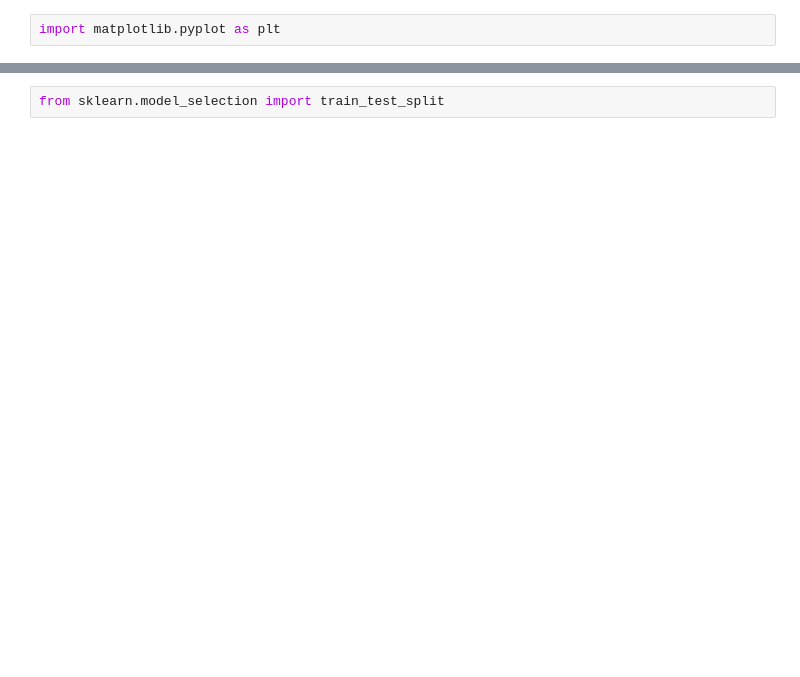
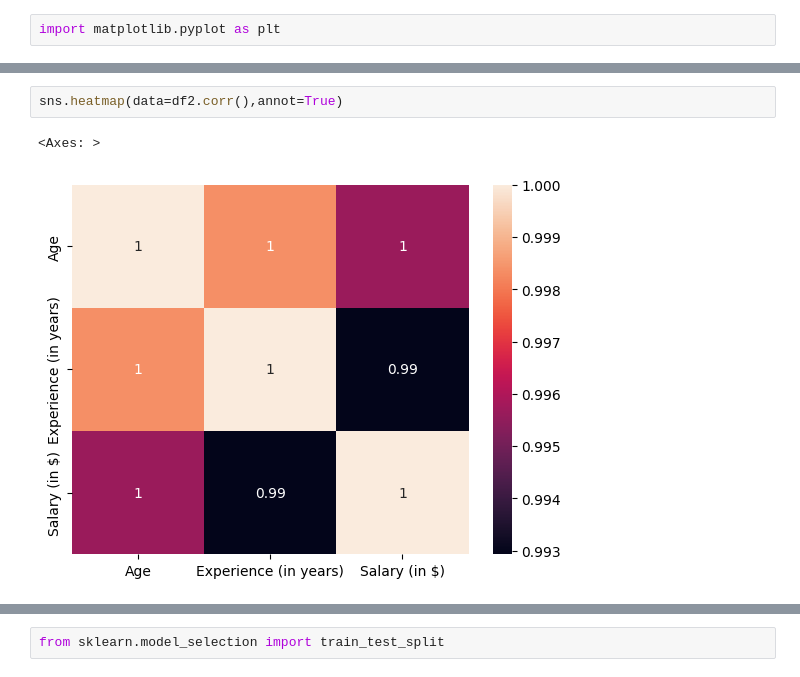
Before and after one commit to Ankitaghavate/Machine-Learning-, a Jupyter notebook: Linear_Regression/Linear-Regression.ipynb, the cells around one changed output, grey strips where cells are left out. Cells and saved outputs as stored; diff of their text form; blank space fills up the shorter version.

```diff
--- a/Linear_Regression/Linear-Regression.ipynb
+++ b/Linear_Regression/Linear-Regression.ipynb
@@ -86,0 +213,5 @@ y=df['Price']
+# %%
+sns.heatmap(data=df2.corr(),annot=True)
+# %% [output]
+<Axes: >
+[figure, added]
```
Also changed, not shown: parts of 98 cells of this notebook, 1 other file.
